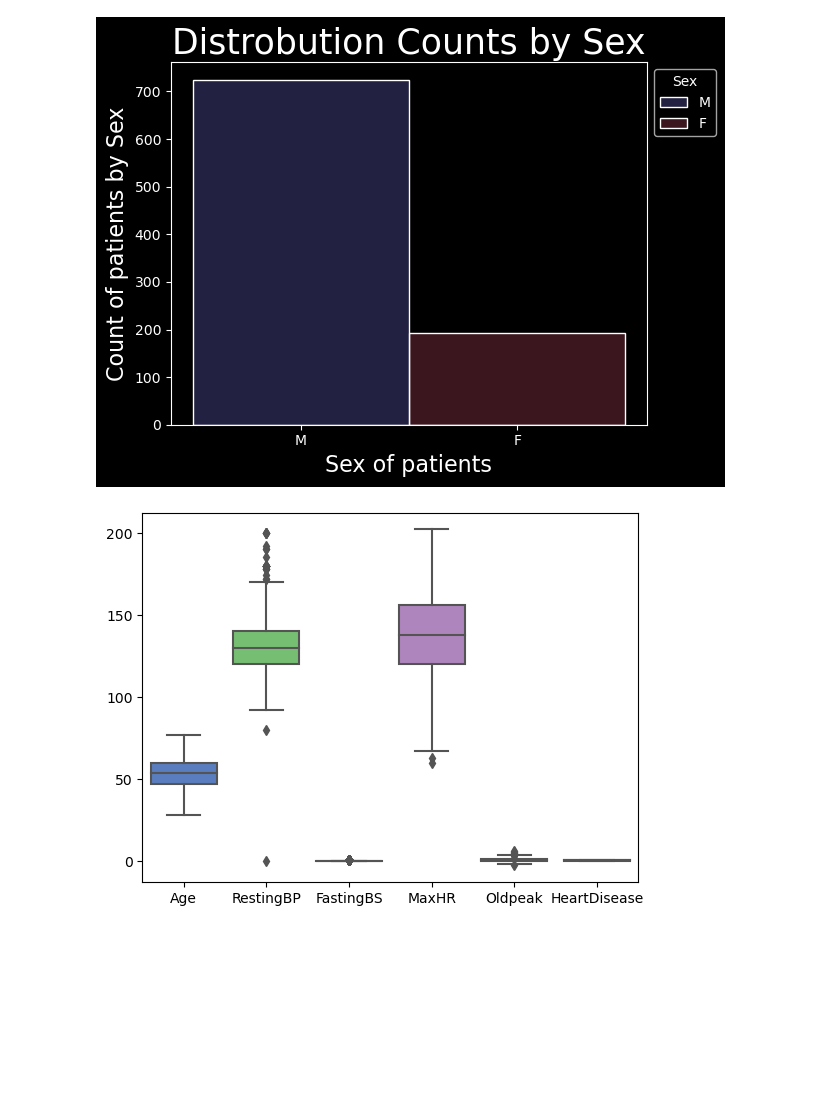
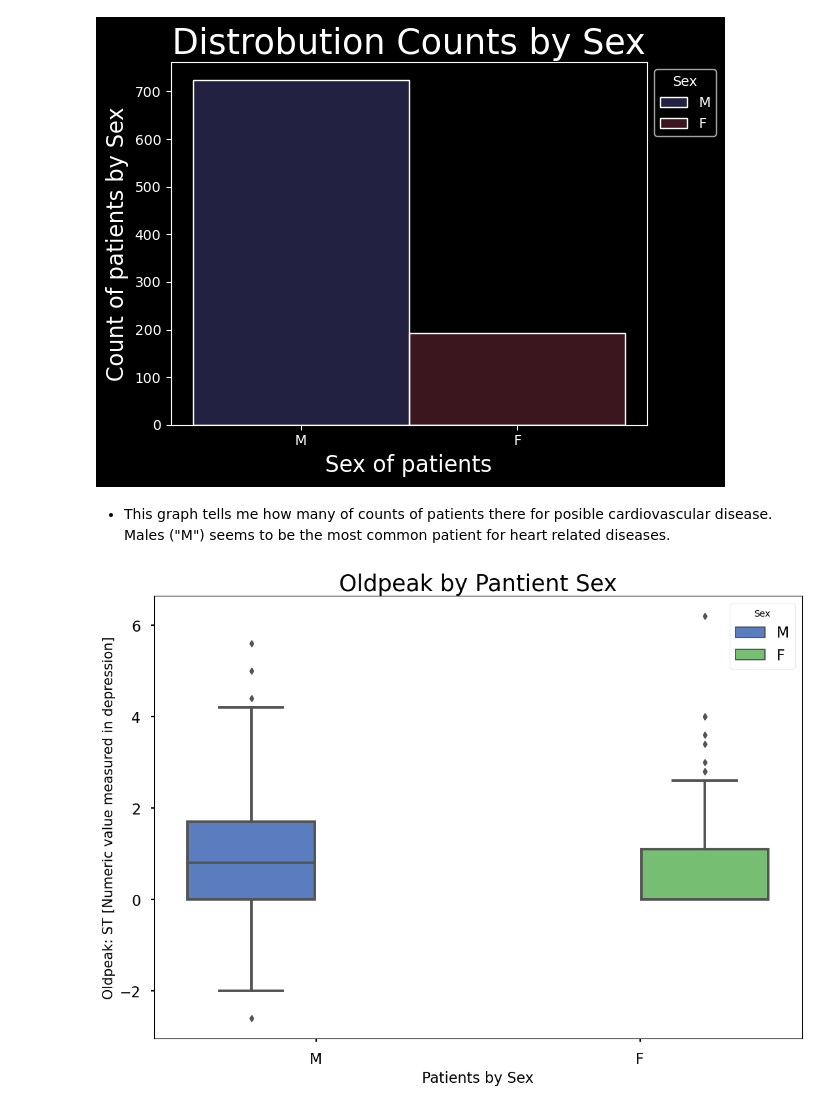
Before and after one commit to zeekwired/Project-2, a Jupyter notebook: Project 2.ipynb, the cells around one changed output. Cells and saved outputs as stored; diff of their text form; code cells hidden in the pictures; blank space fills up the shorter version.

```diff
--- a/Project 2.ipynb
+++ b/Project 2.ipynb
@@ -178,8 +178,19 @@ with plt.style.context(['seaborn-muted', 'dark_background']):
     plt.tight_layout()
 # %% [output]
 [figure]
-# %%
-with plt.style.context(['seaborn-muted']):
-    sns.boxplot(data=df_copy)
-# %% [output]
-[figure, removed]
+# %% [markdown]
+- This graph tells me how many of counts of patients there for posible cardiovascular disease. Males ("M") seems to be the most common patient for heart related diseases.
+# %%
+# Setting style for plot
+with plt.style.context(['seaborn-muted', 'seaborn-poster']):
+    # Creating boxplot with seaborn
+    sns.boxplot(data=df_copy, x=df_copy['Sex'], y=df_copy['Oldpeak'], hue=df_copy['Sex'])
+    # Setting xlabel
+    plt.xlabel('Patients by Sex', fontsize=16)
+    # Setting ylabel
+    plt.ylabel('Oldpeak: ST [Numeric value measured in depression]', fontsize=15)
+    # Setting title
+    plt.title('Oldpeak by Pantient Sex', fontsize=25)
+    # Setting
+# %% [output]
+[figure, added]
```
Also changed, not shown: parts of 1 cell of this notebook.
